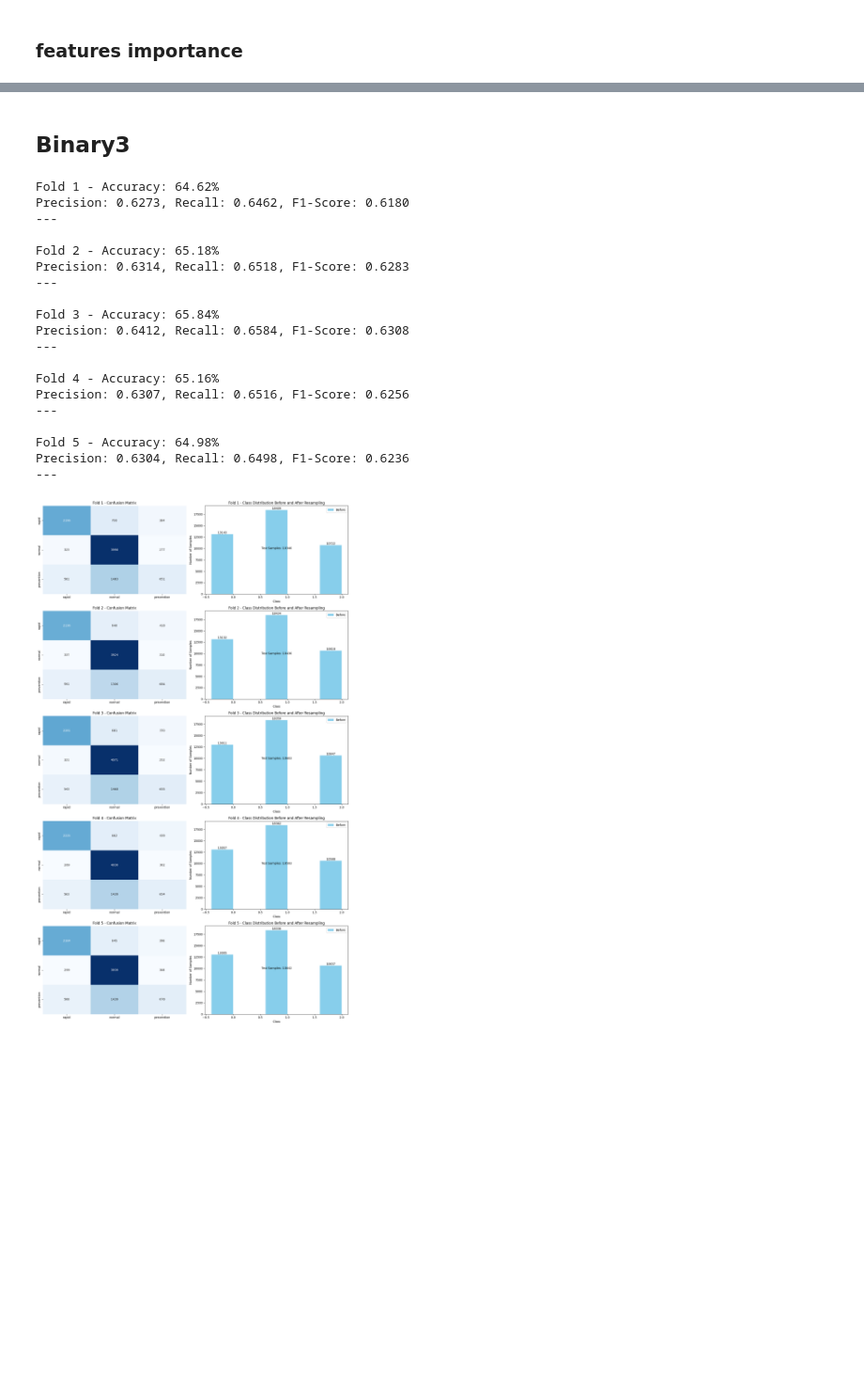
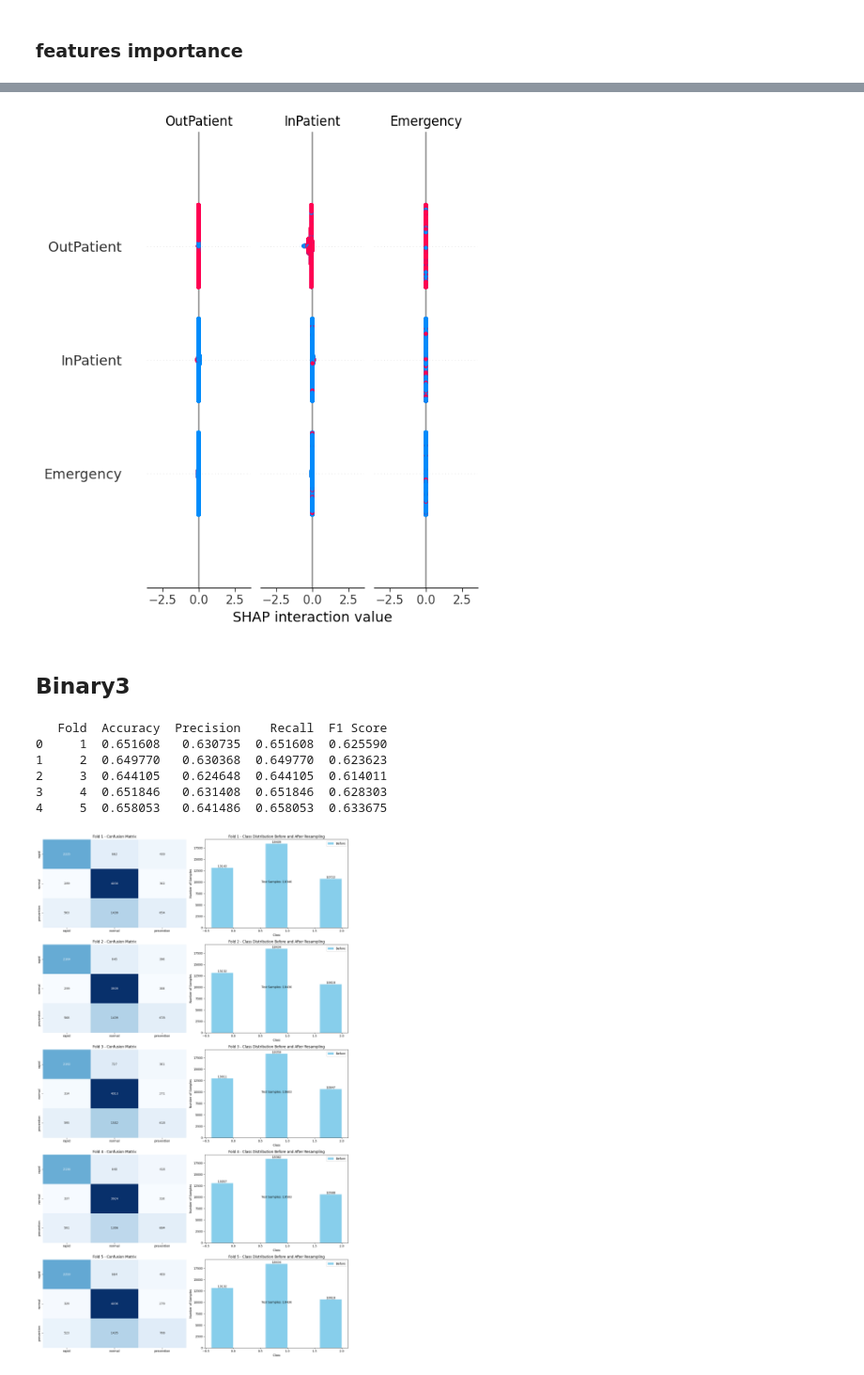
Before and after one commit to nxxk23/PROJECT, a Jupyter notebook: GroupXGB.ipynb, the cells around one changed output, grey strips where cells are left out. Shown at 94% size. Drawn from its saved outputs; the diff is of its cells as text; code cells hidden in the pictures; blank space fills up the shorter version.

```diff
--- a/GroupXGB.ipynb
+++ b/GroupXGB.ipynb
@@ -363,6 +367,18 @@ import shap
 shap.initjs()
 # %% [output]
 [interactive output not drawn]
+# %%
+import shap
+import matplotlib.pyplot as plt
+
+# Assuming shap_values_list contains the SHAP values for each fold
+fold_to_visualize = 1
+
+shap_values = shap_values_list[fold_to_visualize][:X_test_scaled.shape[0]]
+shap.summary_plot(shap_values, X_test_scaled, feature_names=X.columns, show=False)
+plt.show()
+# %% [output]
+[figure, added]
 # %% [markdown]
 ## **Binary3**
 # %%
@@ -471,29 +489,28 @@ for fold, (train_folds, test_fold) in enumerate(kf.split(binary3_all_folds)):
     binary3_recall_per_fold.append(binary3_recall)
     binary3_f1_per_fold.append(binary3_f1)
 
-    print(f"Fold {fold + 1} - Accuracy: {binary3_accuracy*100:.2f}%")
-    print(f"Precision: {binary3_precision:.4f}, Recall: {binary3_recall:.4f}, F1-Score: {binary3_f1:.4f}")
-    print("---\n")
+
+    explainer = shap.TreeExplainer(model_x2)
+    shap_values = explainer.shap_values(X_test_scaled)
+    shap_values_list.append(shap_values)
+
+    xgb_metrics_list.append({
+        'Fold': fold + 1,
+        'Accuracy': binary3_accuracy,
+        'Precision': binary3_precision,
+        'Recall': binary3_recall,
+        'F1 Score': binary3_f1,
+    })
-# %% [output]
-Fold 1 - Accuracy: 64.62%
-Precision: 0.6273, Recall: 0.6462, F1-Score: 0.6180
----
-
-Fold 2 - Accuracy: 65.18%
-Precision: 0.6314, Recall: 0.6518, F1-Score: 0.6283
----
-
-Fold 3 - Accuracy: 65.84%
-Precision: 0.6412, Recall: 0.6584, F1-Score: 0.6308
----
-
-Fold 4 - Accuracy: 65.16%
-Precision: 0.6307, Recall: 0.6516, F1-Score: 0.6256
----
-
-Fold 5 - Accuracy: 64.98%
-Precision: 0.6304, Recall: 0.6498, F1-Score: 0.6236
----
+# %%
+xgb_metrics_df = pd.DataFrame(xgb_metrics_list)
+print(xgb_metrics_df)
+# %% [output]
+   Fold  Accuracy  Precision    Recall  F1 Score
+0     1  0.651608   0.630735  0.651608  0.625590
+1     2  0.649770   0.630368  0.649770  0.623623
+2     3  0.644105   0.624648  0.644105  0.614011
+3     4  0.651846   0.631408  0.651846  0.628303
+4     5  0.658053   0.641486  0.658053  0.633675
 # %%
 import seaborn as sns
 from collections import Counter
```
Also changed, not shown: parts of 9 cells of this notebook.
